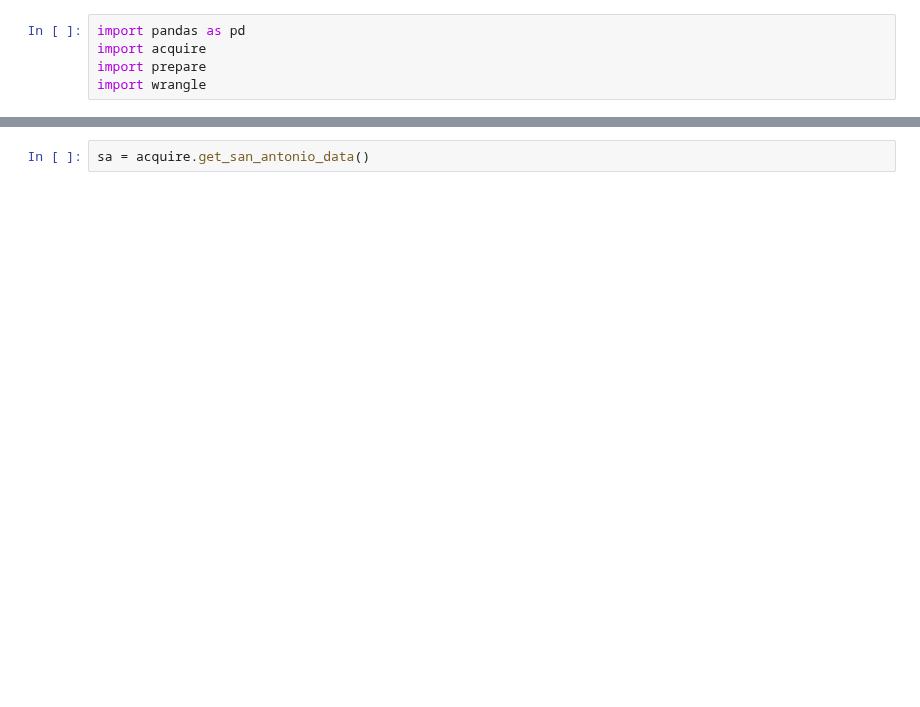
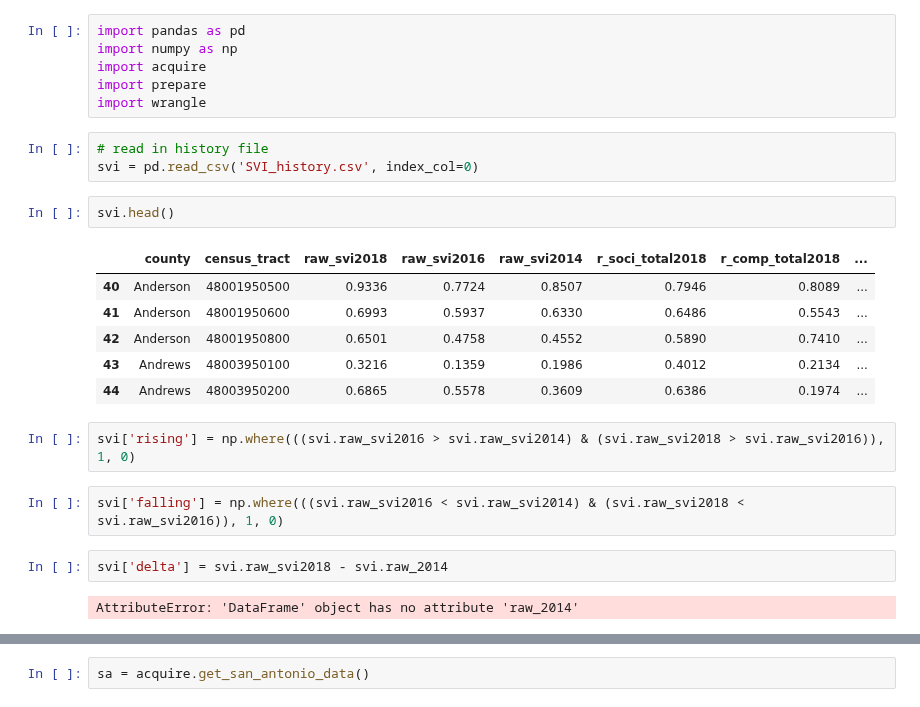
Before and after one commit to SVI-Capstone/svi_capstone, a Jupyter notebook: ryvyn.ipynb, the cells around one changed output, grey strips where cells are left out. Saved outputs shown, nothing was run; the diff lists cells and outputs as text; blank space fills up the shorter version.

```diff
--- a/ryvyn.ipynb
+++ b/ryvyn.ipynb
@@ -1,5 +1,26 @@
 # %%
 import pandas as pd
+import numpy as np
 import acquire
 import prepare
 import wrangle
+# %%
+# read in history file
+svi = pd.read_csv('SVI_history.csv', index_col=0)
+# %%
+svi.head()
+# %% [output]
+|  | county | census_tract | raw_svi2018 | raw_svi2016 | raw_svi2014 | r_soci_total2018 | r_comp_total2018 | ... |
+| 40 | Anderson | 48001950500 | 0.9336 | 0.7724 | 0.8507 | 0.7946 | 0.8089 | ... |
+| 41 | Anderson | 48001950600 | 0.6993 | 0.5937 | 0.6330 | 0.6486 | 0.5543 | ... |
+| 42 | Anderson | 48001950800 | 0.6501 | 0.4758 | 0.4552 | 0.5890 | 0.7410 | ... |
+| 43 | Andrews | 48003950100 | 0.3216 | 0.1359 | 0.1986 | 0.4012 | 0.2134 | ... |
+| 44 | Andrews | 48003950200 | 0.6865 | 0.5578 | 0.3609 | 0.6386 | 0.1974 | ... |
+# %%
+svi['rising'] = np.where(((svi.raw_svi2016 > svi.raw_svi2014) & (svi.raw_svi2018 > svi.raw_svi2016)), 1, 0)
+# %%
+svi['falling'] = np.where(((svi.raw_svi2016 < svi.raw_svi2014) & (svi.raw_svi2018 < svi.raw_svi2016)), 1, 0)
+# %%
+svi['delta'] = svi.raw_svi2018 - svi.raw_2014
+# %% [output]
+AttributeError: 'DataFrame' object has no attribute 'raw_2014'
```
Also changed, not shown: parts of 47 cells of this notebook.
